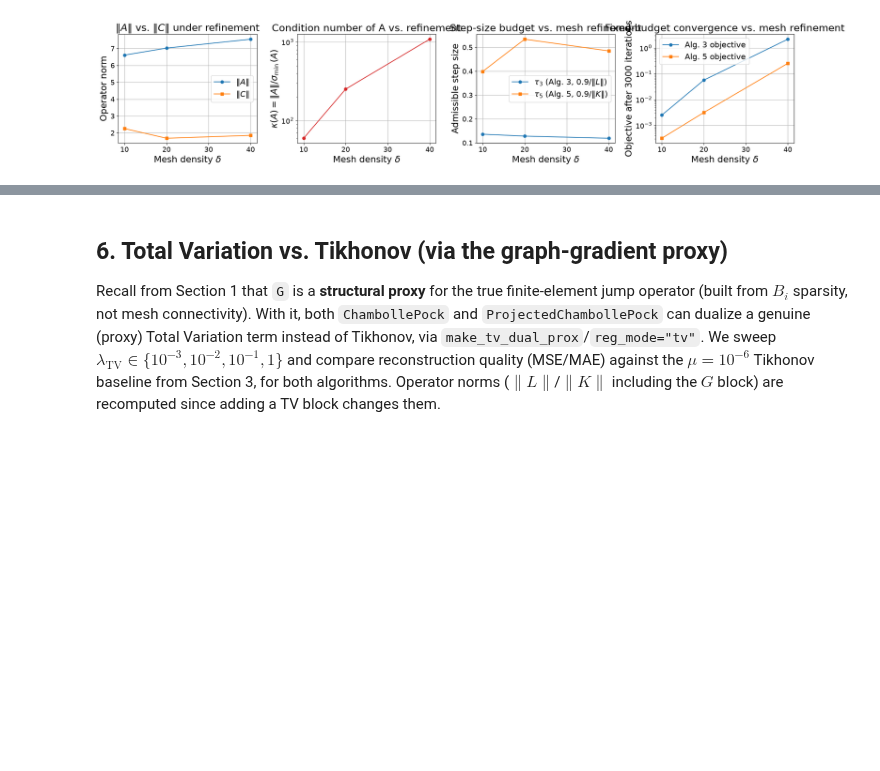
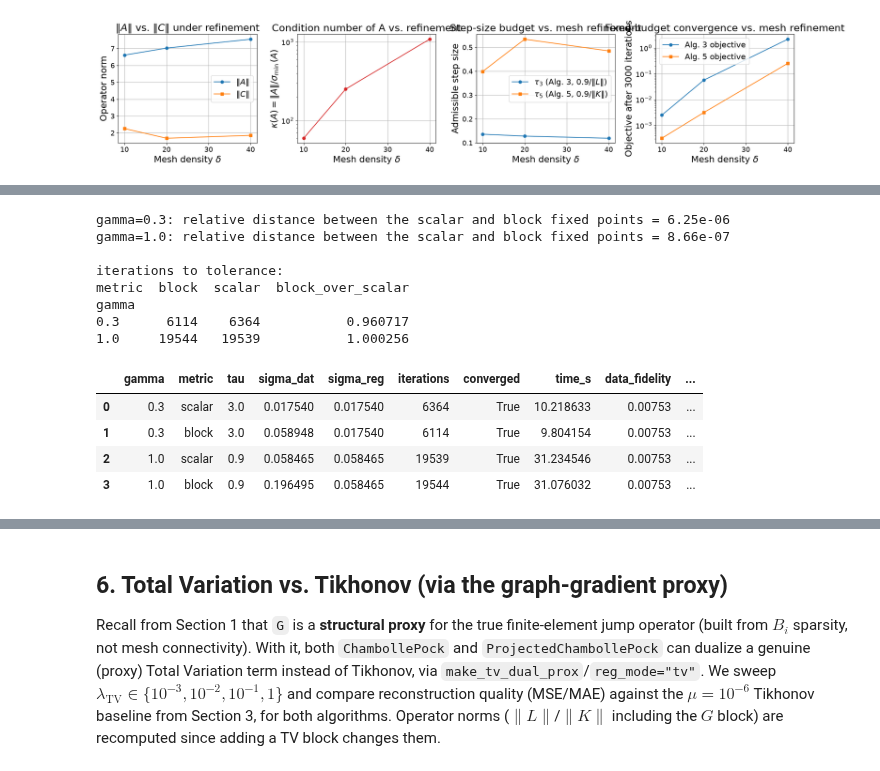
Before and after one commit to dmelan/fp-algs, a Jupyter notebook: part4_5_chambolle_pock_comparison.ipynb, the cells around one changed output, grey strips where cells are left out. Saved outputs shown, nothing was run; the diff lists cells and outputs as text; code cells hidden in the pictures; blank space fills up the shorter version.

```diff
--- a/part4_5_chambolle_pock_comparison.ipynb
+++ b/part4_5_chambolle_pock_comparison.ipynb
@@ -595,0 +774,53 @@ $8.6\times$ at the offline $\delta=40$ point).
+# %%
+# Fixed budget only shows transient progress. The sharper question: do the two metrics
+# reach the *same* fixed point, and how many iterations does each need to get there?
+# We run Algorithm 5 to its stopping tolerance (||x_{k+1}-x_k|| < 1e-6, cap 20000).
+conv_rows, conv_m = [], {}
+for gamma in (0.3, 1.0):
+    s5 = block_step_sizes_algorithm5(pb, G=pb.G, gamma=gamma, safety=SAFETY)
+    variants = {
+        "scalar": (SAFETY / gamma, gamma / k5_tv**2, gamma / k5_tv**2),
+        "block": (s5["tau"], s5["sigma_dat"], s5["sigma_reg"]),
+    }
+    for metric, (tau, sigma_dat, sigma_reg) in variants.items():
+        algo = ProjectedChambollePock(
+            exp_name="part45", algo_plot_name=f"Alg5-{metric}-g{gamma}",
+            f=cmp.objective_data_fidelity(pb), C=pb.C, d=pb.d_list,
+            I=pb.I, L=pb.L, P=pb.P, tau=tau, sigma_dat=sigma_dat, sigma_reg=sigma_reg,
+            projector=AffineConstraintProjector(pb.A, pb.B_list, method="smw"),
+            reg_mode="tv", G=pb.G, lambda_tv=LAMBDA_TV,
+        )
+        x = algo.run(x0=np.zeros(pb.I * pb.L + pb.P, dtype=complex), max_iterations=20000)
+        m_hat = x[-pb.P:]
+        conv_m[(gamma, metric)] = m_hat
+        conv_rows.append(dict(
+            gamma=gamma, metric=metric, tau=tau, sigma_dat=sigma_dat, sigma_reg=sigma_reg,
+            iterations=algo.iteration, converged=algo.iteration < 20000, time_s=algo.cv_time,
+            data_fidelity=float(algo.f_values[-1]),
+            tv_energy=float(LAMBDA_TV * np.sum(np.abs(pb.G @ m_hat))),
+            mse=float(np.mean(np.abs(m_hat - pb.m) ** 2)),
+        ))
+conv_df = pd.DataFrame(conv_rows)
+
+for gamma in (0.3, 1.0):
+    a, b = conv_m[(gamma, "scalar")], conv_m[(gamma, "block")]
+    print(f"gamma={gamma}: relative distance between the scalar and block fixed points = "
+          f"{np.linalg.norm(a - b) / np.linalg.norm(a):.2e}")
+speedup = (conv_df.pivot(index="gamma", columns="metric", values="iterations")
+           .assign(block_over_scalar=lambda t: t["block"] / t["scalar"]))
+print("\niterations to tolerance:\n" + speedup.to_string())
+conv_df.round(6)
+# %% [output]
+gamma=0.3: relative distance between the scalar and block fixed points = 6.25e-06
+gamma=1.0: relative distance between the scalar and block fixed points = 8.66e-07
+
+iterations to tolerance:
+metric  block  scalar  block_over_scalar
+gamma
+0.3      6114    6364           0.960717
+1.0     19544   19539           1.000256
+|  | gamma | metric | tau | sigma_dat | sigma_reg | iterations | converged | time_s | data_fidelity | ... |
+| 0 | 0.3 | scalar | 3.0 | 0.017540 | 0.017540 | 6364 | True | 10.218633 | 0.00753 | ... |
+| 1 | 0.3 | block | 3.0 | 0.058948 | 0.017540 | 6114 | True | 9.804154 | 0.00753 | ... |
+| 2 | 1.0 | scalar | 0.9 | 0.058465 | 0.058465 | 19539 | True | 31.234546 | 0.00753 | ... |
+| 3 | 1.0 | block | 0.9 | 0.196495 | 0.058465 | 19544 | True | 31.076032 | 0.00753 | ... |
```
Also changed, not shown: parts of 30 cells of this notebook, 3 other files.
